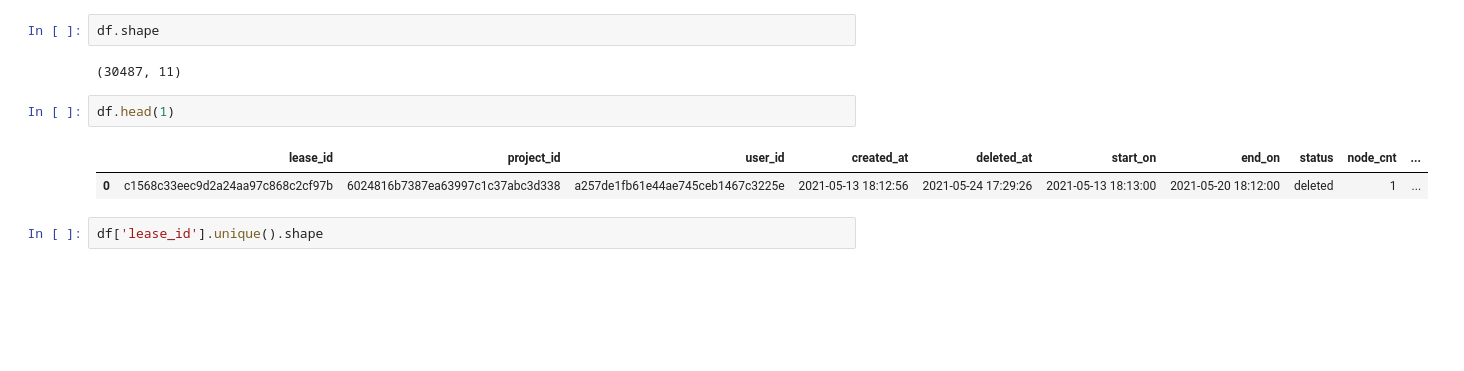
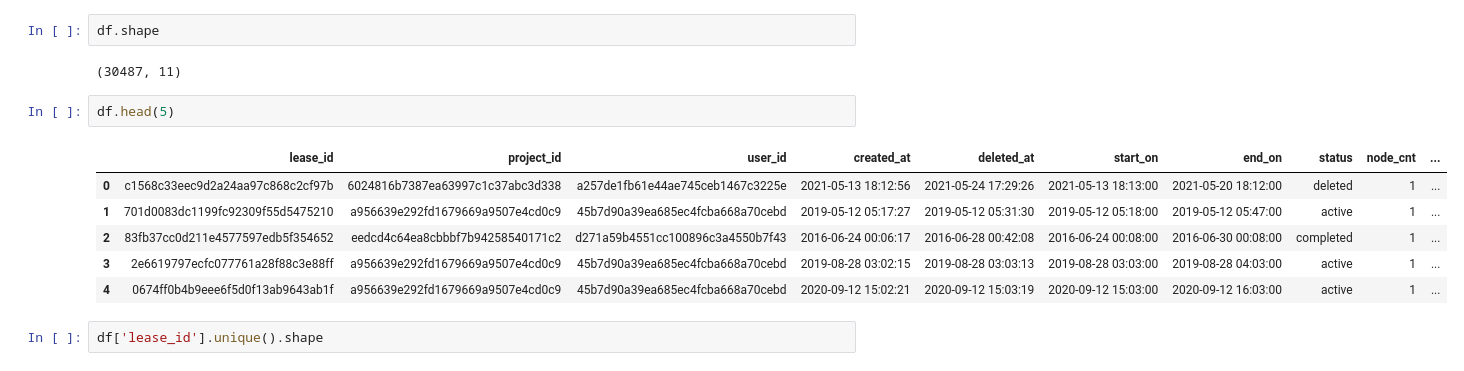
Before and after one commit to VUZhuangweiKang/CHISim, a Jupyter notebook: preprocess.ipynb, the cells around one changed output. Drawn from its saved outputs; the diff is of its cells as text; blank space fills up the shorter version.

```diff
--- a/preprocess.ipynb
+++ b/preprocess.ipynb
@@ -23,10 +26,14 @@ df.shape
 # %% [output]
 (30487, 11)
 # %%
-df.head(1)
+df.head(5)
 # %% [output]
 |  | lease_id | project_id | user_id | created_at | deleted_at | start_on | end_on | status | node_cnt | ... |
 | 0 | c1568c33eec9d2a24aa97c868c2cf97b | 6024816b7387ea63997c1c37abc3d338 | a257de1fb61e44ae745ceb1467c3225e | 2021-05-13 18:12:56 | 2021-05-24 17:29:26 | 2021-05-13 18:13:00 | 2021-05-20 18:12:00 | deleted | 1 | ... |
+| 1 | 701d0083dc1199fc92309f55d5475210 | a956639e292fd1679669a9507e4cd0c9 | 45b7d90a39ea685ec4fcba668a70cebd | 2019-05-12 05:17:27 | 2019-05-12 05:31:30 | 2019-05-12 05:18:00 | 2019-05-12 05:47:00 | active | 1 | ... |
+| 2 | 83fb37cc0d211e4577597edb5f354652 | eedcd4c64ea8cbbbf7b94258540171c2 | d271a59b4551cc100896c3a4550b7f43 | 2016-06-24 00:06:17 | 2016-06-28 00:42:08 | 2016-06-24 00:08:00 | 2016-06-30 00:08:00 | completed | 1 | ... |
+| 3 | 2e6619797ecfc077761a28f88c3e88ff | a956639e292fd1679669a9507e4cd0c9 | 45b7d90a39ea685ec4fcba668a70cebd | 2019-08-28 03:02:15 | 2019-08-28 03:03:13 | 2019-08-28 03:03:00 | 2019-08-28 04:03:00 | active | 1 | ... |
+| 4 | 0674ff0b4b9eee6f5d0f13ab9643ab1f | a956639e292fd1679669a9507e4cd0c9 | 45b7d90a39ea685ec4fcba668a70cebd | 2020-09-12 15:02:21 | 2020-09-12 15:03:19 | 2020-09-12 15:03:00 | 2020-09-12 16:03:00 | active | 1 | ... |
 # %%
 df['lease_id'].unique().shape
 # %% [output]
```
Also changed, not shown: parts of 10 cells of this notebook, 12 other files.
